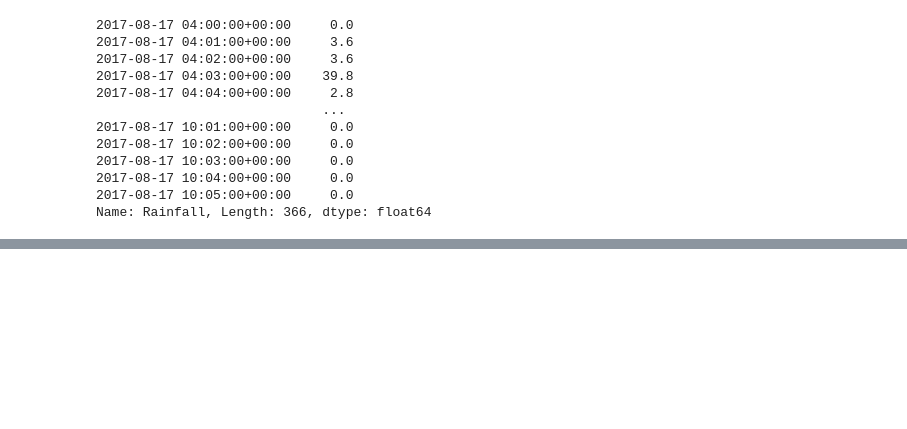
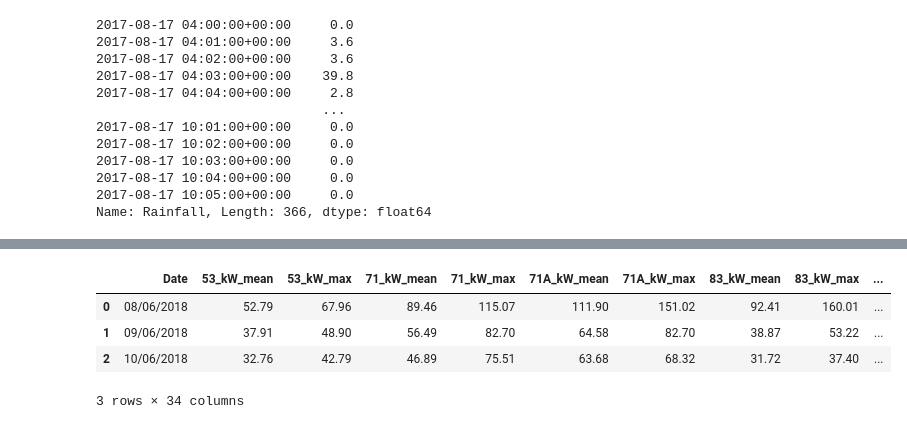
Before and after one commit to Ahmed-ui94/web_programming, a Jupyter notebook: pandas1/pandas.ipynb, the cells around one changed output, grey strips where cells are left out. Saved outputs shown, nothing was run; the diff lists cells and outputs as text; code cells hidden in the pictures; blank space fills up the shorter version.

```diff
--- a/pandas1/pandas.ipynb
+++ b/pandas1/pandas.ipynb
@@ -1190,0 +1208,9 @@ Name: Rainfall, Length: 366, dtype: float64
+# %%
+date_manipulation = pd.read_csv("daily_values_ee.csv")
+date_manipulation.head(3)
+# %% [output]
+|  | Date | 53_kW_mean | 53_kW_max | 71_kW_mean | 71_kW_max | 71A_kW_mean | 71A_kW_max | 83_kW_mean | 83_kW_max | ... |
+| 0 | 08/06/2018 | 52.79 | 67.96 | 89.46 | 115.07 | 111.90 | 151.02 | 92.41 | 160.01 | ... |
+| 1 | 09/06/2018 | 37.91 | 48.90 | 56.49 | 82.70 | 64.58 | 82.70 | 38.87 | 53.22 | ... |
+| 2 | 10/06/2018 | 32.76 | 42.79 | 46.89 | 75.51 | 63.68 | 68.32 | 31.72 | 37.40 | ... |
+3 rows × 34 columns
```
Also changed, not shown: parts of 21 cells of this notebook, 7 other files.
